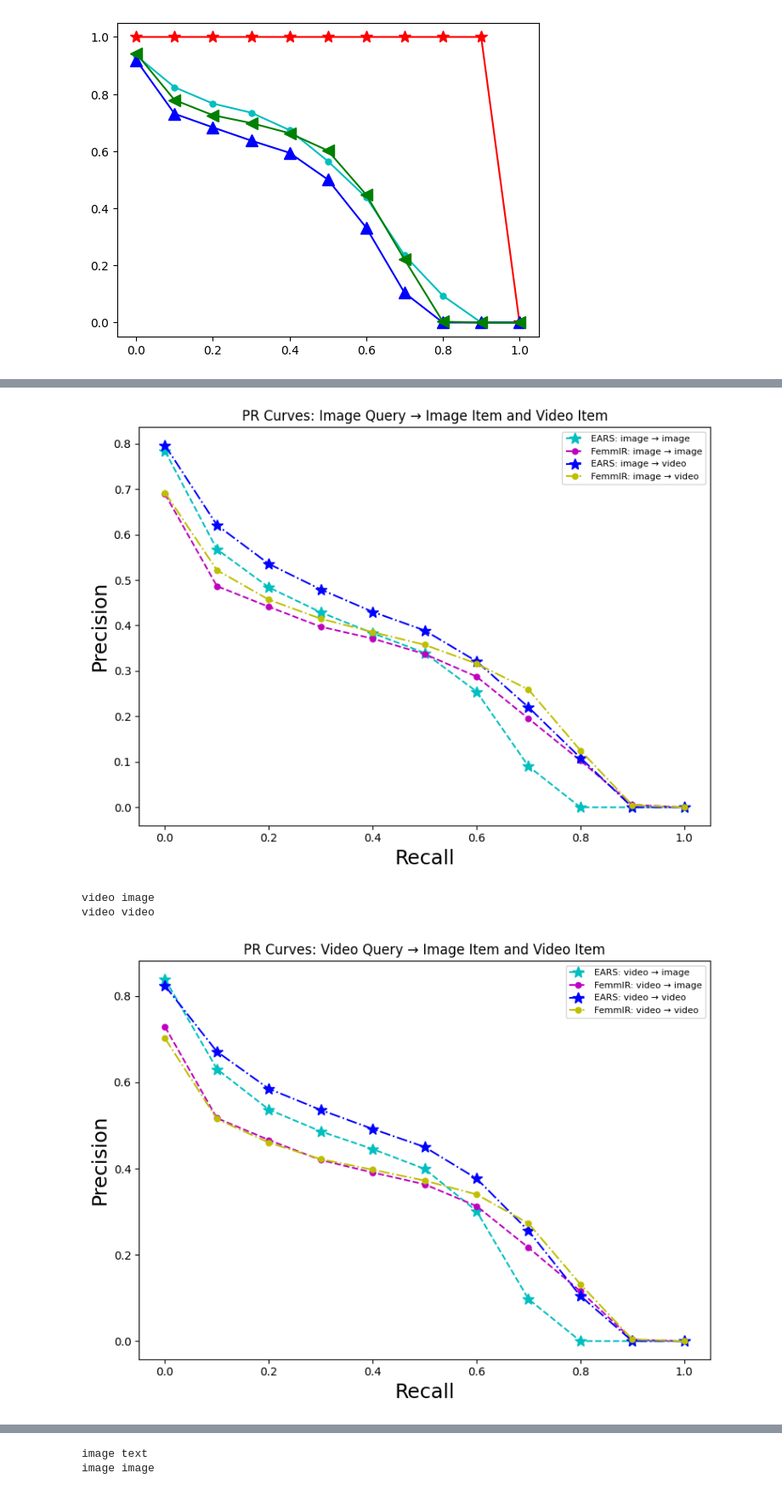
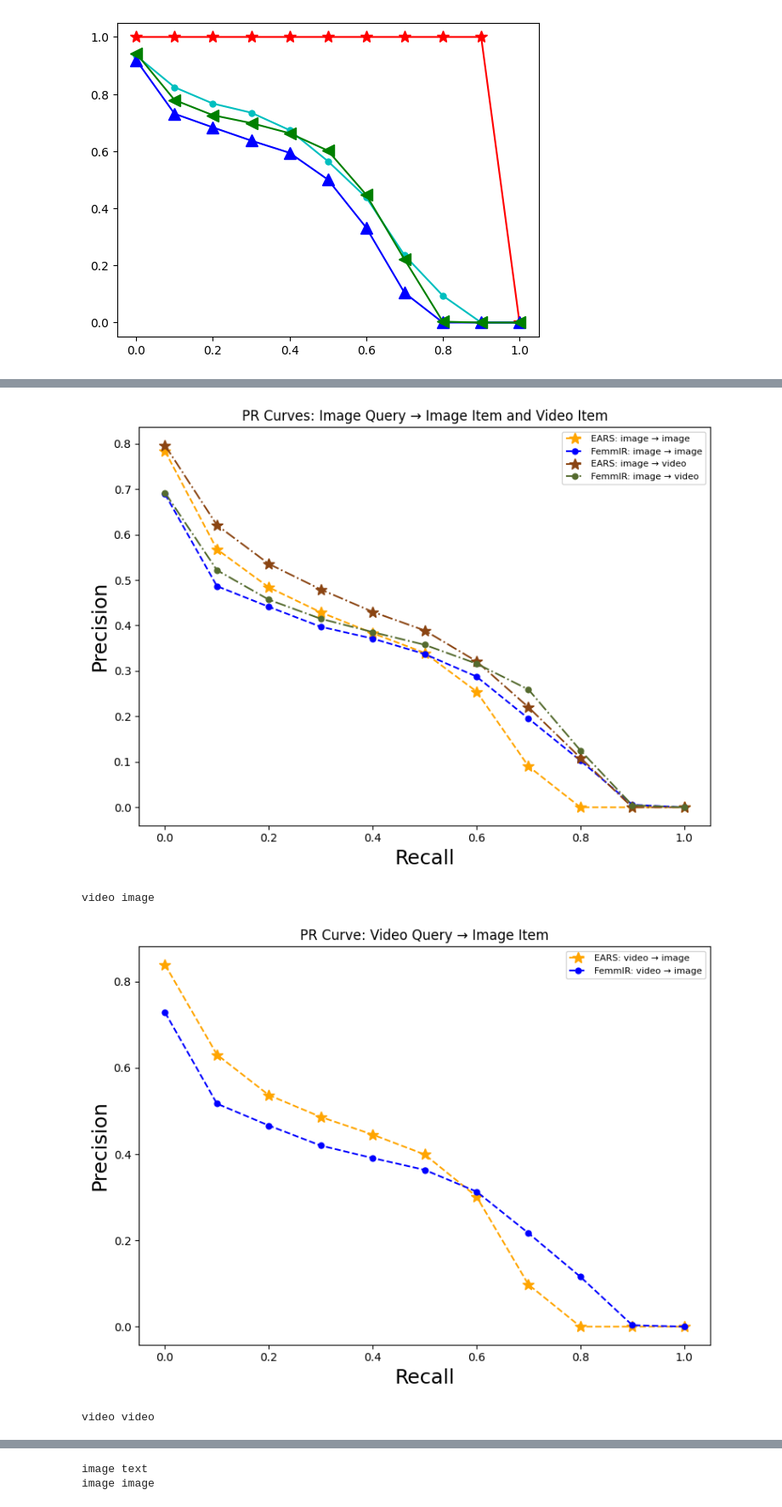
Before and after one commit to ksolaiman/MMIR-SQL-GCN, a Jupyter notebook: pr_curve_generation.ipynb, the cells around one changed output, grey strips where cells are left out. Shown: that part at 85% size. Saved outputs shown, nothing was run; the diff lists cells and outputs as text; code cells hidden in the pictures.

Commit message:
updated the color families to better contrast and dynamically adjust to any number of models

```diff
--- a/pr_curve_generation.ipynb
+++ b/pr_curve_generation.ipynb
@@ -94,10 +124,10 @@ import pickle
 from matplotlib import pyplot as plt
 from sklearn.metrics import PrecisionRecallDisplay
 
-clr = [['r', 'g'],
-       ['c', 'm'],
-       ['b', 'y'],
-       ['b', 'y']]
+# clr = [['r', 'g'],
+#        ['c', 'm'],
+#        ['b', 'y'],
+#        ['b', 'y']]
 
 marker = ['*','.']                # how many models
 #, '-', '--', '.-',''
@@ -116,6 +146,10 @@ line_styles = ['-', '--', '-.', ':']
 
 def show_compare(name1, name2, plotno=0):
         print(name1, name2)
+
+        # get color family for target/item modality; 2nd param is #models
+        colors = get_colors(name2, 2)
+
         name1_idx = noofobj[names.index(name1)]
         name2_idx = noofobj[names.index(name2)]
         with open(name1_idx +"-"+ name2_idx +"-precision-11-point.pkl", "rb") as f:
@@ -124,7 +158,8 @@ def show_compare(name1, name2, plotno=0):
             recall = pickle.load(f)
         l1, = plt.plot(
                 recall, precision,
-                marker[0]+line_styles[plotno]+clr[plotno][0],
+                marker[0]+line_styles[plotno],
+                color=colors[0],
                 markevery=1, markersize=10,
                 label=f'EARS: {name1} → {name2}'
               ) #
@@ -137,7 +172,8 @@ def show_compare(name1, name2, plotno=0):
             recall = pickle.load(f)
         l1, = plt.plot(
                 recall, precision,
-                marker[1]+line_styles[plotno]+clr[plotno][1],
+                marker[1]+line_styles[plotno],
+                color=colors[1],
                 markevery=1, markersize=10,
                 label=f'FemmIR: {name1} → {name2}'
               ) #
@@ -173,34 +209,34 @@ def compare_modalities(query='image', split=True, targets=None):
 
     setting_map = {
         'text': 0,
         'image': 1,
         'video': 2,
         'all': 3
     }
 
     if split:
         for idx, target in enumerate(targets):
             plt.figure(figsize=(8, 6))
             show_compare(query, target, setting_map[target])
             plt.title(f'PR Curve: {query.capitalize()} Query → {title_map.get(target, target.capitalize())}')
             plt.tight_layout()
             plt.show()
     else:
         plt.figure(figsize=(8, 6))
         for idx, target in enumerate(targets):
             show_compare(query, target, setting_map[target])
         target_labels = ' and '.join([title_map.get(t, t.capitalize()) for t in targets])
         plt.title(f'PR Curves: {query.capitalize()} Query → {target_labels}')
         plt.tight_layout()
         plt.show()
 
 
 compare_modalities(query='image', split=False)
-compare_modalities(query='video', split=False)
+compare_modalities(query='video', split=True)
 # %% [output]
 image image
 image video
-[figure, old version]
+[figure, new version]
 video image
-video video
-[figure, old version]
+[figure, new version]
+video video
```
Also changed, not shown: parts of 2 cells of this notebook.
